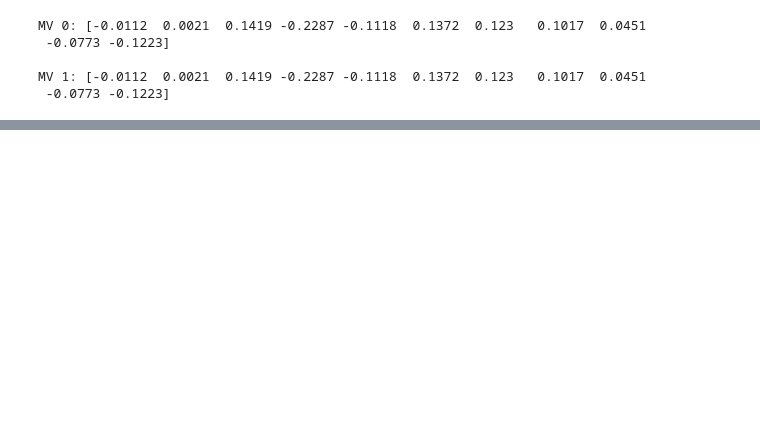
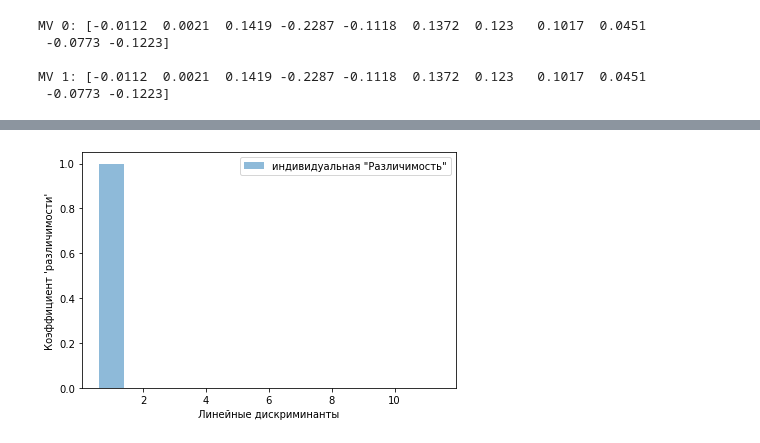
Before and after one commit to SergeyBubnov/spaceship, a Jupyter notebook: lda.ipynb, the cells around one changed output, grey strips where cells are left out. Cells and saved outputs as stored; diff of their text form; code cells hidden in the pictures; blank space fills up the shorter version.

```diff
--- a/lda.ipynb
+++ b/lda.ipynb
@@ -60,0 +79,7 @@ d =
+# %%
+S_W = np.zeros((d,d))
+for label,mv in zip(labels, mean_vecs):
+    class_scatter = np.cov(X_std[y==label].T)
+    S_W += class_scatter
+print('Масштабированная матрица рассеяния внутри классов: %sx%s' % (S_W.shape[0], S_W.shape[1]) )
+S_W
@@ -60,0 +105,10 @@ d =
+# %%
+mean_overall = np.mean(X_std, axis= 0)
+S_B = np.zeros((d,d))
+for i , mean_vec in enumerate(mean_vecs):
+    n = X_std[y==i+1,:].shape[0]
+    mean_vec = mean_vec.reshape(d,1)
+    mean_overall = mean_overall.reshape(d,1)
+    S_B +=n*(mean_vec - mean_overall).dot((mean_vec - mean_overall).T)
+print('Матрица рассеяния между классами: %sx%s'%(S_B.shape[0],S_B.shape[1]))
+S_B
@@ -60,0 +134,9 @@ d =
+# %%
+eigen_vals, eigen_vecs = np.linalg.eig(np.linalg.inv(S_W).dot(S_B))
+
+eigen_pairs = [(np.abs(eigen_vals[i]),eigen_vecs[:,i]) for i in range(len(eigen_vals))]
+eigen_pairs=sorted(eigen_pairs, key = lambda k: k[0], reverse = True)
+
+print('Собственные значения в ппорядке убывания:\n')
+for eigen_val in eigen_pairs:
+    print(eigen_val[0])
@@ -60,0 +157,12 @@ d =
+# %%
+tot = sum(eigen_vals.real)
+discr = [(i/tot) for i in sorted (eigen_vals.real, reverse = True)]
+cum_discr = np.cumsum(discr)
+plt.bar(range(1,12),discr, alpha = 0.5, align = 'center',label = 'индивидуальная "Различимость"')
+plt.ylabel("Коэффициент 'различимости'")
+plt.xlabel('Линейные дискриминанты')
+plt.legend(loc = 'best')
+plt.tight_layout()
+plt.show()
+# %% [output]
+[figure, added]
```
Also changed, not shown: parts of 17 cells of this notebook, 4 other files.
